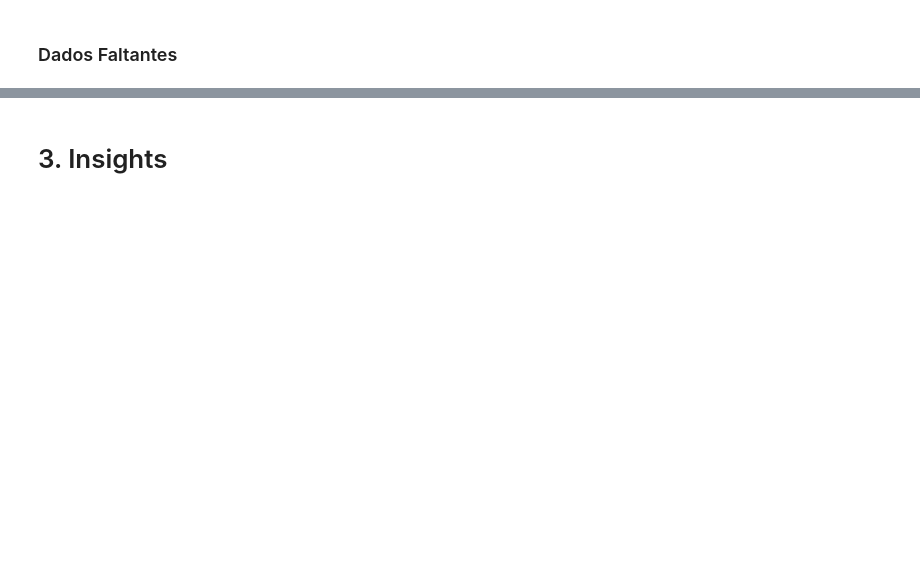
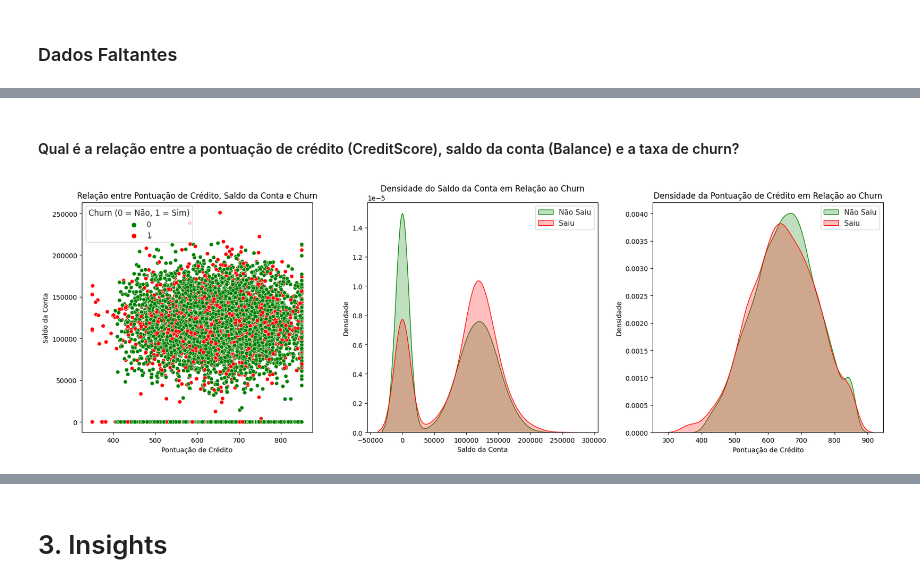
Before and after one commit to atlantico-academy/equipe6-2014.2, a Jupyter notebook: notebooks/01-exploratory_data_analysis.ipynb, the cells around one changed output, grey strips where cells are left out. Drawn from its saved outputs; the diff is of its cells as text; code cells hidden in the pictures; blank space fills up the shorter version.

```diff
--- a/notebooks/01-exploratory_data_analysis.ipynb
+++ b/notebooks/01-exploratory_data_analysis.ipynb
@@ -84,0 +150,36 @@ RowNumber,  CustomerId,  Surname,  CreditScore,  Geography,  Gender,  Age,  Tenu
+# %% [markdown]
+#### Qual é a relação entre a pontuação de crédito (CreditScore), saldo da conta (Balance) e a taxa de churn?
+# %%
+fig, axs = plt.subplots(1, 3, figsize=(18, 6))
+
+sns.set(style="whitegrid")
+
+# Criar o gráfico de dispersão
+scatter_plot = sns.scatterplot(x='CreditScore', y='Balance', hue='Exited', data=df,ax=axs[0], palette=['green','red'])
+axs[0].set_title('Relação entre Pontuação de Crédito, Saldo da Conta e Churn')
+axs[0].set_xlabel('Pontuação de Crédito')
+axs[0].set_ylabel('Saldo da Conta')
+axs[0].legend(title='Churn (0 = Não, 1 = Sim)')
+
+# Gráfico de densidade para saldo
+sns.kdeplot(data=df[df['Exited'] == 0], x='Balance', label='Não Saiu', shade=True, ax=axs[1], color='green')
+sns.kdeplot(data=df[df['Exited'] == 1], x='Balance', label='Saiu', shade=True, ax=axs[1], color='red')
+axs[1].set_title('Densidade do Saldo da Conta em Relação ao Churn')
+axs[1].set_xlabel('Saldo da Conta')
+axs[1].set_ylabel('Densidade')
+axs[1].legend()
+
+# Gráfico de densidade para credito
+sns.kdeplot(data=df[df['Exited'] == 0], x='CreditScore', label='Não Saiu', shade=True, ax=axs[2], color='green')
+sns.kdeplot(data=df[df['Exited'] == 1], x='CreditScore', label='Saiu', shade=True, ax=axs[2], color='red')
+axs[2].set_title('Densidade da Pontuação de Crédito em Relação ao Churn')
+axs[2].set_xlabel('Pontuação de Crédito')
+axs[2].set_ylabel('Densidade')
+axs[2].legend()
+
+
+
+plt.tight_layout()
+plt.show()
+# %% [output]
+[figure, added]
```
Also changed, not shown: parts of 18 cells of this notebook.
